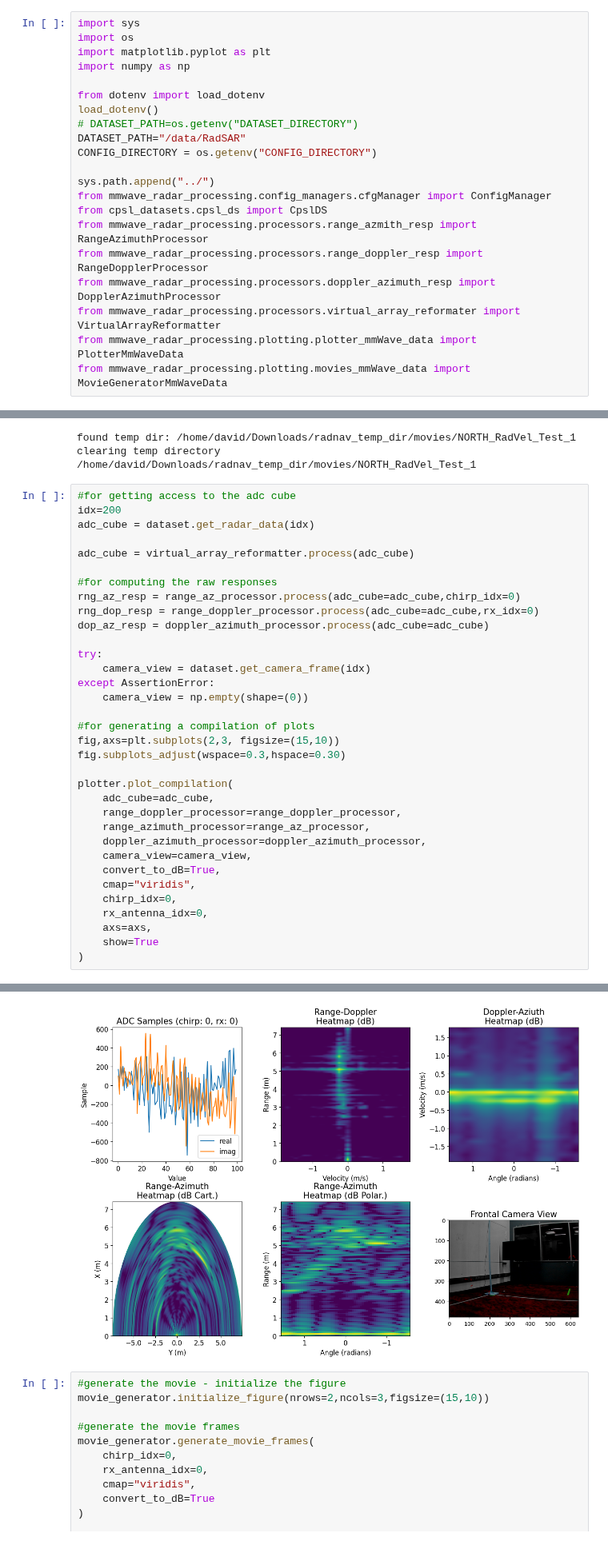
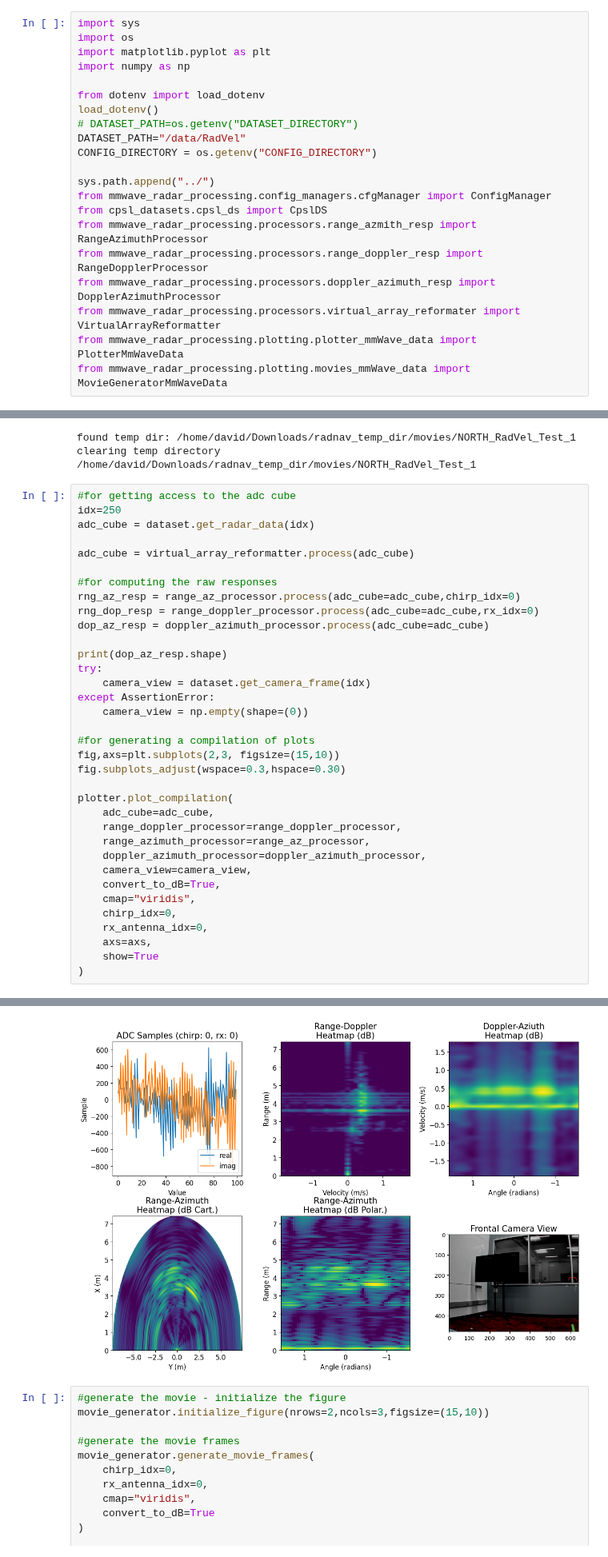
Before and after one commit to davidmhunt/mmwave_radar_processing, a Jupyter notebook: notebooks/testing_static_arrays_endfire_cfg.ipynb, the cells around one changed output, grey strips where cells are left out. Shown at 80% size. Drawn from its saved outputs; the diff is of its cells as text.

```diff
--- a/notebooks/testing_static_arrays_endfire_cfg.ipynb
+++ b/notebooks/testing_static_arrays_endfire_cfg.ipynb
@@ -7,7 +7,7 @@ import numpy as np
 from dotenv import load_dotenv
 load_dotenv()
 # DATASET_PATH=os.getenv("DATASET_DIRECTORY")
-DATASET_PATH="/data/RadSAR"
+DATASET_PATH="/data/RadVel"
 CONFIG_DIRECTORY = os.getenv("CONFIG_DIRECTORY")
 
 sys.path.append("../")
@@ -93,7 +95,7 @@ found temp dir: /home/david/Downloads/radnav_temp_dir/movies/NORTH_RadVel_Test_1
 clearing temp directory /home/david/Downloads/radnav_temp_dir/movies/NORTH_RadVel_Test_1
 # %%
 #for getting access to the adc cube
-idx=200
+idx=250
 adc_cube = dataset.get_radar_data(idx)
 
 adc_cube = virtual_array_reformatter.process(adc_cube)
@@ -103,6 +105,7 @@ rng_az_resp = range_az_processor.process(adc_cube=adc_cube,chirp_idx=0)
 rng_dop_resp = range_doppler_processor.process(adc_cube=adc_cube,rx_idx=0)
 dop_az_resp = doppler_azimuth_processor.process(adc_cube=adc_cube)
 
+print(dop_az_resp.shape)
 try:
     camera_view = dataset.get_camera_frame(idx)
 except AssertionError:
@@ -129,4 +133,4 @@ plotter.plot_compilation(
-[figure, old version]
+[figure, new version]
 # %%
 #generate the movie - initialize the figure
 movie_generator.initialize_figure(nrows=2,ncols=3,figsize=(15,10))
```
Also changed, not shown: parts of 2 cells of this notebook, 4 other files.
